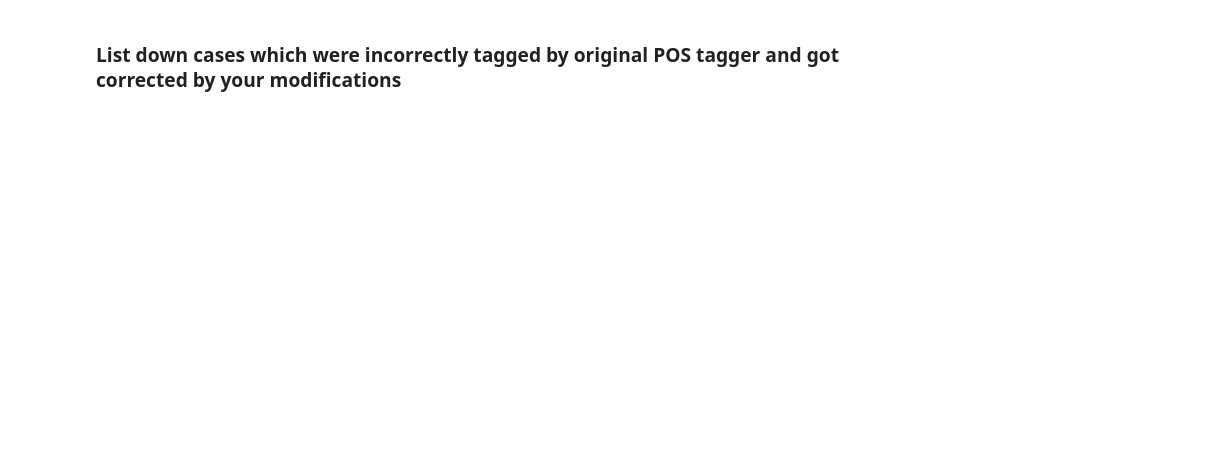
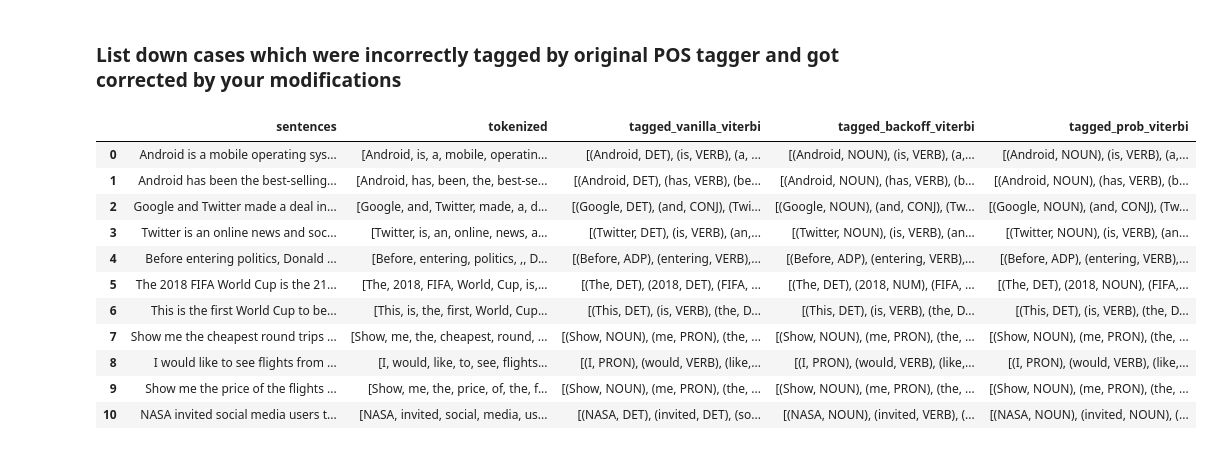
Before and after one commit to subhasisj/Upgrad-PGD-ML---AI, a Jupyter notebook: Assignments/Syntactic-Analysis-Assignment/HMM+-based+POS+tagging-+Assignment.ipynb, the cells around one changed output. Drawn from its saved outputs; the diff is of its cells as text; code cells hidden in the pictures; blank space fills up the shorter version.

```diff
--- a/Assignments/Syntactic-Analysis-Assignment/HMM+-based+POS+tagging-+Assignment.ipynb
+++ b/Assignments/Syntactic-Analysis-Assignment/HMM+-based+POS+tagging-+Assignment.ipynb
@@ -441,6 +445,7 @@ patterns = [
     (r'.*ould$', 'VERB'),              # modals
     (r'.*\'s$', 'NOUN'),              # possessive nouns
     (r'.*s$', 'NOUN'),                # plural nouns
+    (r'\*T?\*?-[0-9]+$', 'X'),        # X
     (r'^-?[0-9]+(.[0-9]+)?$', 'NUM'), # cardinal numbers
     (r'.*', 'NOUN')                    # nouns
 ]
@@ -539,0 +507,3 @@ Accuracy using Viterbi Algorithm with Backoff Tagger on Test Set: 0.964539007092
+# %%
+tqdm.pandas(desc='Tagging using Viterbi with Backoff Taggers')
+test_sentences_df['tagged_backoff_viterbi'] = test_sentences_df.tokenized.progress_apply(ViterbiWithBackoffTaggers._original)
@@ -539,0 +535,29 @@ Accuracy using Viterbi Algorithm with Backoff Tagger on Test Set: 0.964539007092
+# %%
+@timer
+def ViterbiWithProbabilitySwitch(words,train_bag = train_tagged_words):
+    state = []
+    T = list(set([pair[1] for pair in train_bag]))
+
+    for key, word in enumerate(words):
+        p = []
+        for tag in T:
+            if key == 0:
+                transition_p = tags_df.loc['.', tag]
+            else:
+                transition_p = tags_df.loc[state[-1], tag]
+
+            # compute emission and state probabilities
+            emission_p = word_given_tag(words[key], tag)[0]/word_given_tag(words[key], tag)[1]
+            # Handle out of Vocabulary words by only considering the transition probabilty when emission probability is 0.
+            if word not in V:
+                state_probability = transition_p
+            else:
+                state_probability = emission_p * transition_p
+            p.append(state_probability)
+
+        pmax = max(p)
+        # getting state for which probability is maximum
+        state_max = T[p.index(pmax)]
+        state.append(state_max)
+
+    return list(zip(words, state))
@@ -539,0 +574,3 @@ Accuracy using Viterbi Algorithm with Backoff Tagger on Test Set: 0.964539007092
+# %%
+tqdm.pandas(desc='Tagging using Viterbi with Backoff Taggers')
+test_sentences_df['tagged_prob_viterbi'] = test_sentences_df.tokenized.progress_apply(ViterbiWithProbabilitySwitch._original)
@@ -544,2 +615,17 @@ https://www.kaggle.com/deepanshusinha/hmms-and-viterbi-algorithm-for-pos-tagging
 # %% [markdown]
 ### List down cases which were incorrectly tagged by original POS tagger and got corrected by your modifications
+# %%
+test_sentences_df
+# %% [output]
+|  | sentences | tokenized | tagged_vanilla_viterbi | tagged_backoff_viterbi | tagged_prob_viterbi |
+| 0 | Android is a mobile operating sys... | [Android, is, a, mobile, operatin... | [(Android, DET), (is, VERB), (a, ... | [(Android, NOUN), (is, VERB), (a,... | [(Android, NOUN), (is, VERB), (a,... |
+| 1 | Android has been the best-selling... | [Android, has, been, the, best-se... | [(Android, DET), (has, VERB), (be... | [(Android, NOUN), (has, VERB), (b... | [(Android, NOUN), (has, VERB), (b... |
+| 2 | Google and Twitter made a deal in... | [Google, and, Twitter, made, a, d... | [(Google, DET), (and, CONJ), (Twi... | [(Google, NOUN), (and, CONJ), (Tw... | [(Google, NOUN), (and, CONJ), (Tw... |
+| 3 | Twitter is an online news and soc... | [Twitter, is, an, online, news, a... | [(Twitter, DET), (is, VERB), (an,... | [(Twitter, NOUN), (is, VERB), (an... | [(Twitter, NOUN), (is, VERB), (an... |
+| 4 | Before entering politics, Donald ... | [Before, entering, politics, ,, D... | [(Before, ADP), (entering, VERB),... | [(Before, ADP), (entering, VERB),... | [(Before, ADP), (entering, VERB),... |
+| 5 | The 2018 FIFA World Cup is the 21... | [The, 2018, FIFA, World, Cup, is,... | [(The, DET), (2018, DET), (FIFA, ... | [(The, DET), (2018, NUM), (FIFA, ... | [(The, DET), (2018, NOUN), (FIFA,... |
+| 6 | This is the first World Cup to be... | [This, is, the, first, World, Cup... | [(This, DET), (is, VERB), (the, D... | [(This, DET), (is, VERB), (the, D... | [(This, DET), (is, VERB), (the, D... |
+| 7 | Show me the cheapest round trips ... | [Show, me, the, cheapest, round, ... | [(Show, NOUN), (me, PRON), (the, ... | [(Show, NOUN), (me, PRON), (the, ... | [(Show, NOUN), (me, PRON), (the, ... |
+| 8 | I would like to see flights from ... | [I, would, like, to, see, flights... | [(I, PRON), (would, VERB), (like,... | [(I, PRON), (would, VERB), (like,... | [(I, PRON), (would, VERB), (like,... |
+| 9 | Show me the price of the flights ... | [Show, me, the, price, of, the, f... | [(Show, NOUN), (me, PRON), (the, ... | [(Show, NOUN), (me, PRON), (the, ... | [(Show, NOUN), (me, PRON), (the, ... |
+| 10 | NASA invited social media users t... | [NASA, invited, social, media, us... | [(NASA, DET), (invited, DET), (so... | [(NASA, NOUN), (invited, VERB), (... | [(NASA, NOUN), (invited, NOUN), (... |
```
Also changed, not shown: parts of 39 cells of this notebook.
